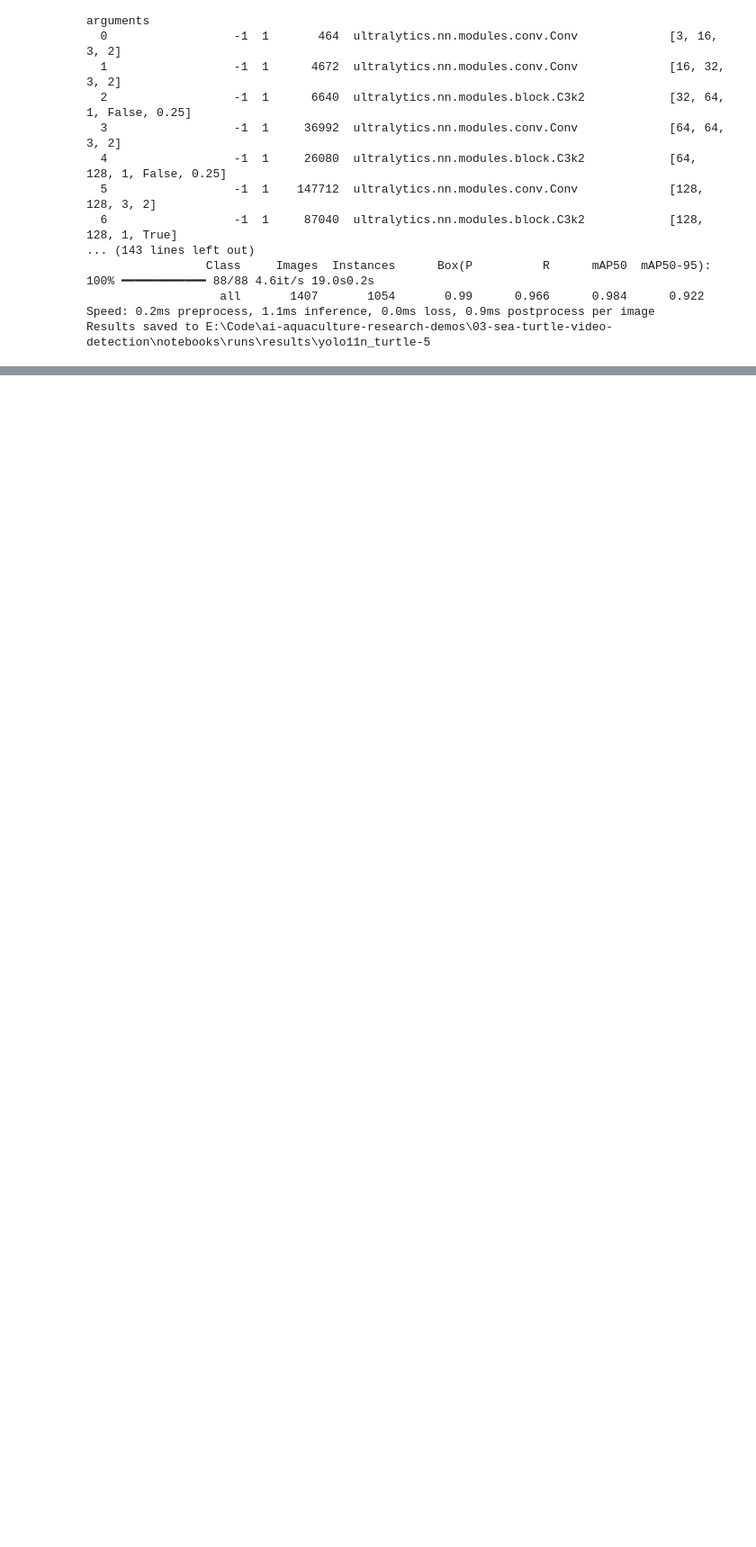
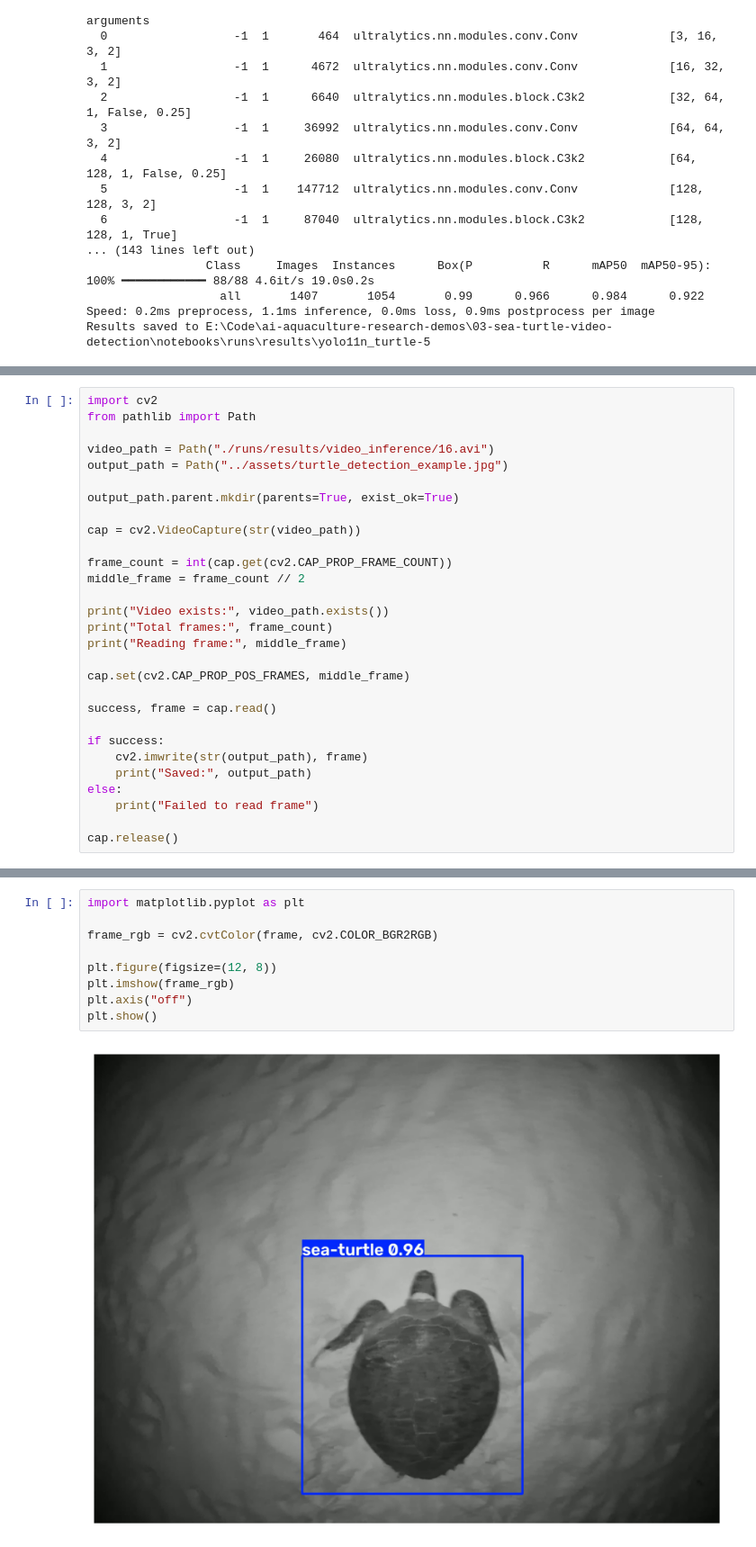
Before and after one commit to elodie-wu/ai-aquaculture-research-demos, a Jupyter notebook: 03-sea-turtle-video-detection/notebooks/sea-turtle-video-detection.ipynb, the cells around one changed output, grey strips where cells are left out. Shown at 90% size. Drawn from its saved outputs; the diff is of its cells as text; blank space fills up the shorter version.

Commit message:
finish sea turtle detection in vedio

```diff
--- a/03-sea-turtle-video-detection/notebooks/sea-turtle-video-detection.ipynb
+++ b/03-sea-turtle-video-detection/notebooks/sea-turtle-video-detection.ipynb
@@ -325,0 +415,29 @@ Results saved to E:\Code\ai-aquaculture-research-demos\03-sea-turtle-video-detec
+# %%
+import cv2
+from pathlib import Path
+
+video_path = Path("./runs/results/video_inference/16.avi")
+output_path = Path("../assets/turtle_detection_example.jpg")
+
+output_path.parent.mkdir(parents=True, exist_ok=True)
+
+cap = cv2.VideoCapture(str(video_path))
+
+frame_count = int(cap.get(cv2.CAP_PROP_FRAME_COUNT))
+middle_frame = frame_count // 2
+
+print("Video exists:", video_path.exists())
+print("Total frames:", frame_count)
+print("Reading frame:", middle_frame)
+
+cap.set(cv2.CAP_PROP_POS_FRAMES, middle_frame)
+
+success, frame = cap.read()
+
+if success:
+    cv2.imwrite(str(output_path), frame)
+    print("Saved:", output_path)
+else:
+    print("Failed to read frame")
+
+cap.release()
@@ -325,0 +449,11 @@ Results saved to E:\Code\ai-aquaculture-research-demos\03-sea-turtle-video-detec
+# %%
+import matplotlib.pyplot as plt
+
+frame_rgb = cv2.cvtColor(frame, cv2.COLOR_BGR2RGB)
+
+plt.figure(figsize=(12, 8))
+plt.imshow(frame_rgb)
+plt.axis("off")
+plt.show()
+# %% [output]
+[figure, added]
```
Also changed, not shown: parts of 13 cells of this notebook, 2 other files.
